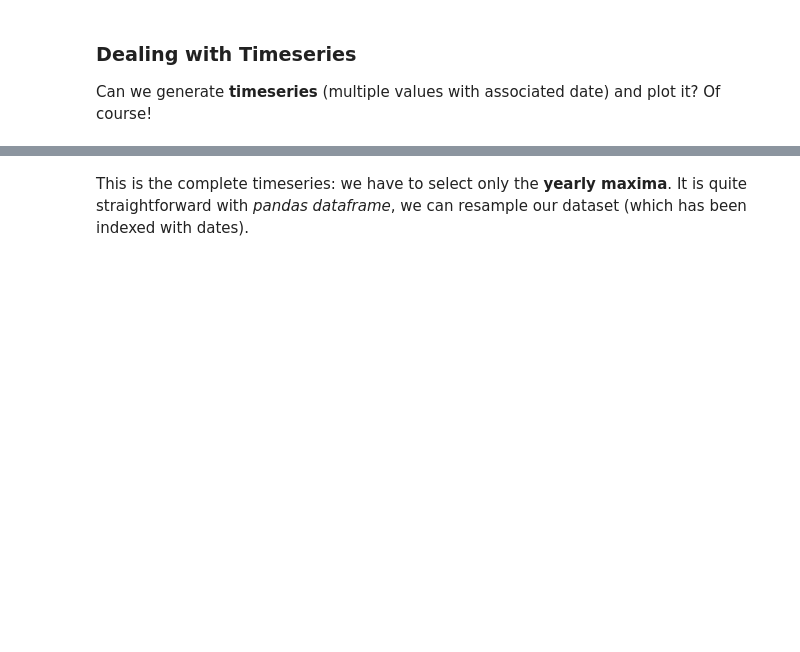
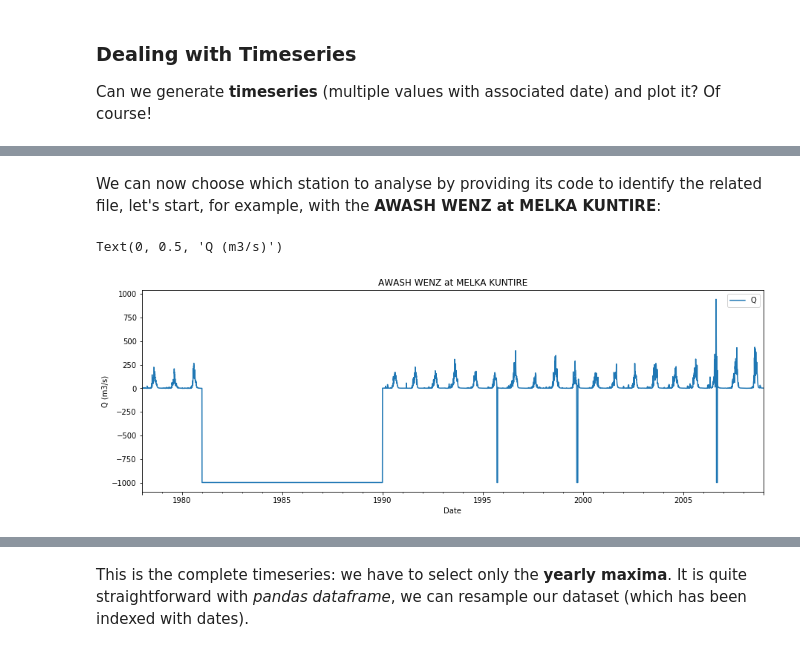
Before and after one commit to almasoero/fp_python_training, a Jupyter notebook: Introduction2Python_forHydrologist.ipynb, the cells around one changed output, grey strips where cells are left out. Drawn from its saved outputs; the diff is of its cells as text; code cells hidden in the pictures; blank space fills up the shorter version.

```diff
--- a/Introduction2Python_forHydrologist.ipynb
+++ b/Introduction2Python_forHydrologist.ipynb
@@ -75,0 +174,10 @@ First things firt, we should import the **discharge data**. For instance the rec
+# %%
+number_of_lines = 40
+
+with open(files[0],'rb') as file:
+    for i in np.arange(0,number_of_lines,1):
+        line = file.readline().decode('ISO-8859-1')
+        print(str(i) + ' ' + line)
+
+#available_series = pd.read_csv('meteo/coordinates.csv', parse_dates=False, index_col='code')
+#display(available_series)
@@ -75,0 +204,14 @@ First things firt, we should import the **discharge data**. For instance the rec
+# %%
+# Read the 11 lines after line 8 (Python numbering starts from 0!)
+for ind, file in enumerate(files,0):
+    data = pd.read_csv(file, skiprows=8, nrows=11, sep=":", encoding='ISO-8859-1', header=None, names=['cod','val'])
+    if ind == 0:
+        list_vars = [i.replace('# ','') for i in data['cod']]
+        df_stations = pd.DataFrame(index=np.arange(0,len(files),1),columns=list_vars)
+    data['cod'] = list_vars
+    data = data.set_index(['cod'])
+    for var in list_vars:
+        df_stations.loc[ind][var] = data.loc[var].values[0].strip()
+
+df_stations = df_stations.set_index(["GRDC-No."])
+display(df_stations)
@@ -76,9 +234,21 @@ First things firt, we should import the **discharge data**. For instance the rec
+# %% [markdown]
+We can now choose which station to analyse by providing its code to identify the related file, let's start, for example, with the **AWASH WENZ at MELKA KUNTIRE**:
 # %%
-df = pd.read_csv("discharge/Potaro_River_at_Kaieteur_Falls.txt",
-                 header=0,
-                 sep=",",
-                 names=["Date", "Q"],
+# Please, specify an available station code
+station_code = '1577100'
+##############################################################################################
+
+# Read data from line 37
+df = pd.read_csv("discharge/" + station_code + "_Q_Day.Cmd.txt",
+                 header=None,
+                 sep=";",
+                 skiprows=37,
+                 names=["Date", "Time","Q"],
                  parse_dates=[0],
                  index_col=["Date"])
 df['Q']=df['Q'].astype(float)
-ax = df.plot(title='Potaro River at Kaieteur Falls')
+ax = df.plot(title=df_stations.loc[station_code]["River"] + " at " + df_stations.loc[station_code]["Station"], figsize=(15,5))
+ax.set_ylabel('Q (m3/s)')
+# %% [output]
+Text(0, 0.5, 'Q (m3/s)')
+[figure, added]
```
Also changed, not shown: parts of 27 cells of this notebook, 33 other files.
